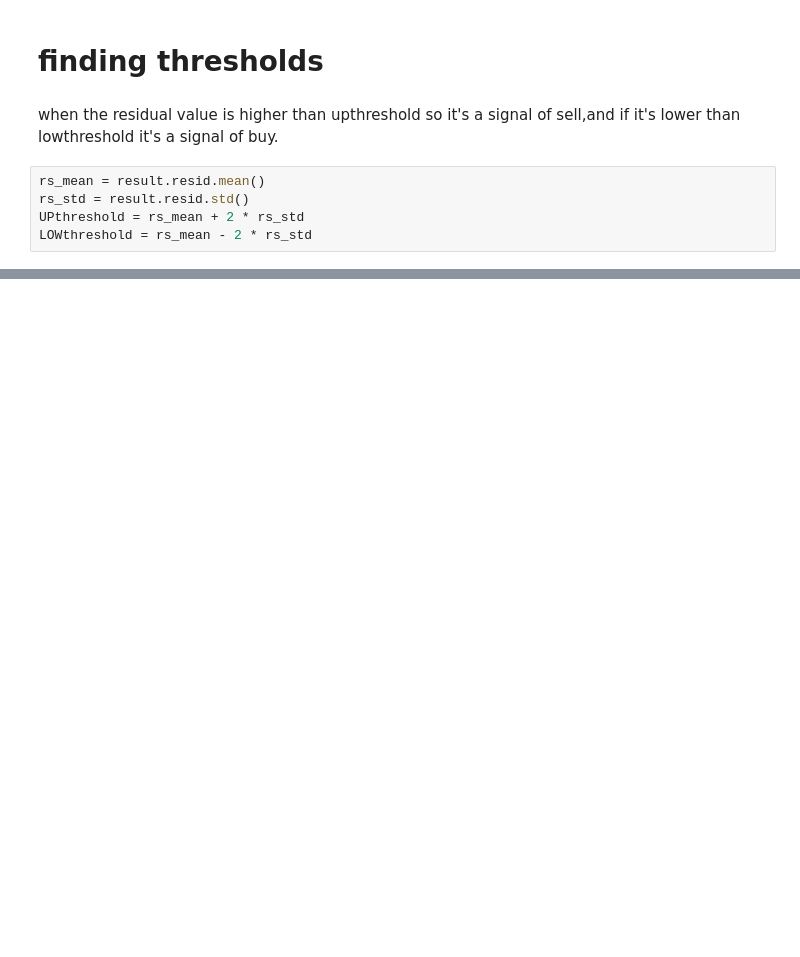
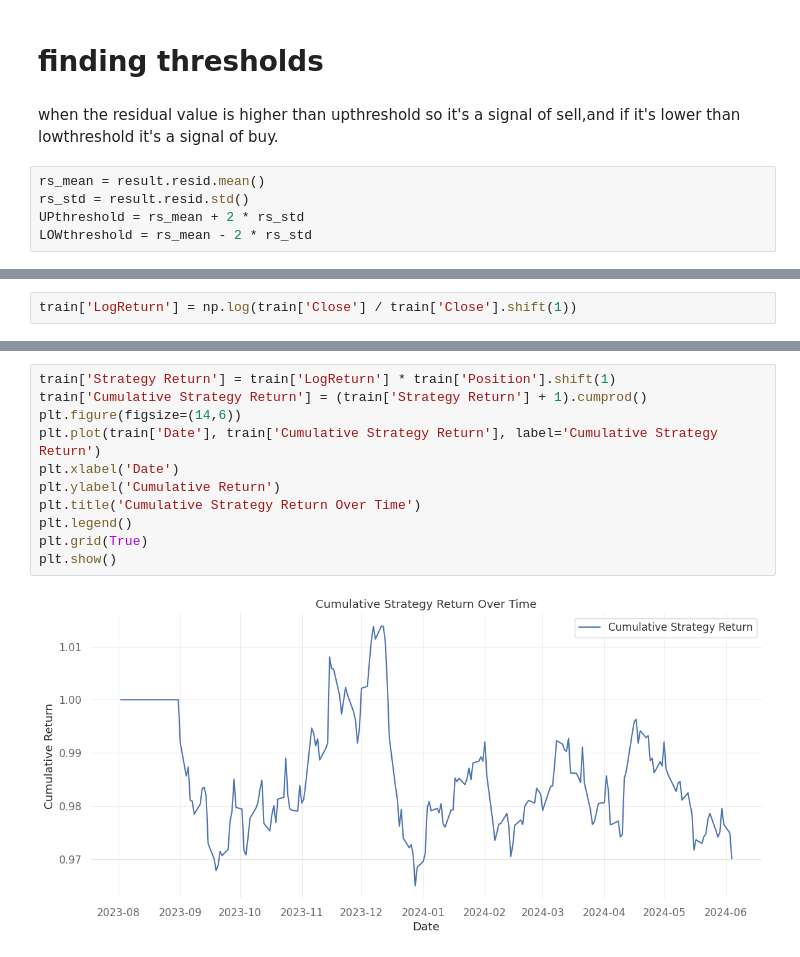
Before and after one commit to Zaid87648326/Trading-Strategy-Model-Project, a Jupyter notebook: note.ipynb, the cells around one changed output, grey strips where cells are left out. Cells and saved outputs as stored; diff of their text form; blank space fills up the shorter version.

```diff
--- a/note.ipynb
+++ b/note.ipynb
@@ -152,0 +146,2 @@ Text(0.5, 1.0, 'Cumulative Profit')
+# %%
+train['LogReturn'] = np.log(train['Close'] / train['Close'].shift(1))
@@ -152,0 +164,13 @@ Text(0.5, 1.0, 'Cumulative Profit')
+# %%
+train['Strategy Return'] = train['LogReturn'] * train['Position'].shift(1)
+train['Cumulative Strategy Return'] = (train['Strategy Return'] + 1).cumprod()
+plt.figure(figsize=(14,6))
+plt.plot(train['Date'], train['Cumulative Strategy Return'], label='Cumulative Strategy Return')
+plt.xlabel('Date')
+plt.ylabel('Cumulative Return')
+plt.title('Cumulative Strategy Return Over Time')
+plt.legend()
+plt.grid(True)
+plt.show()
+# %% [output]
+[figure, added]
```
Also changed, not shown: parts of 11 cells of this notebook, 1 other file.
